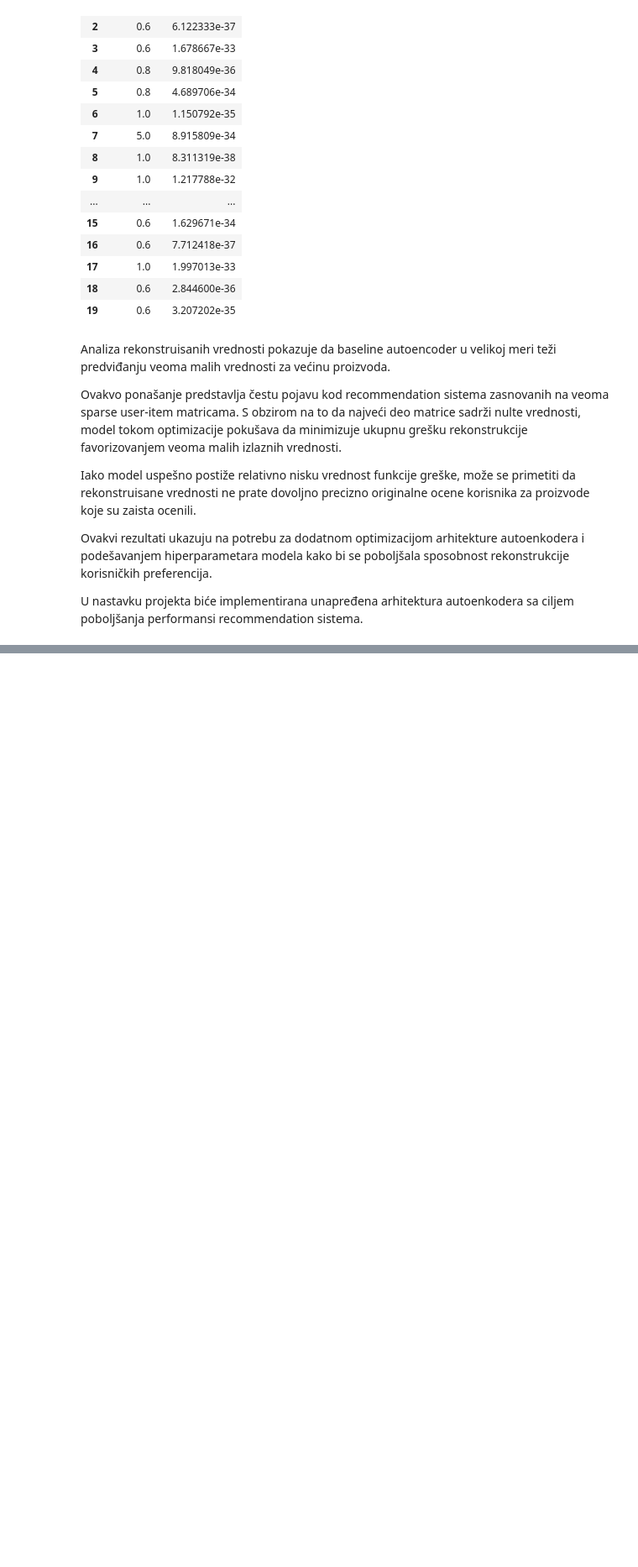
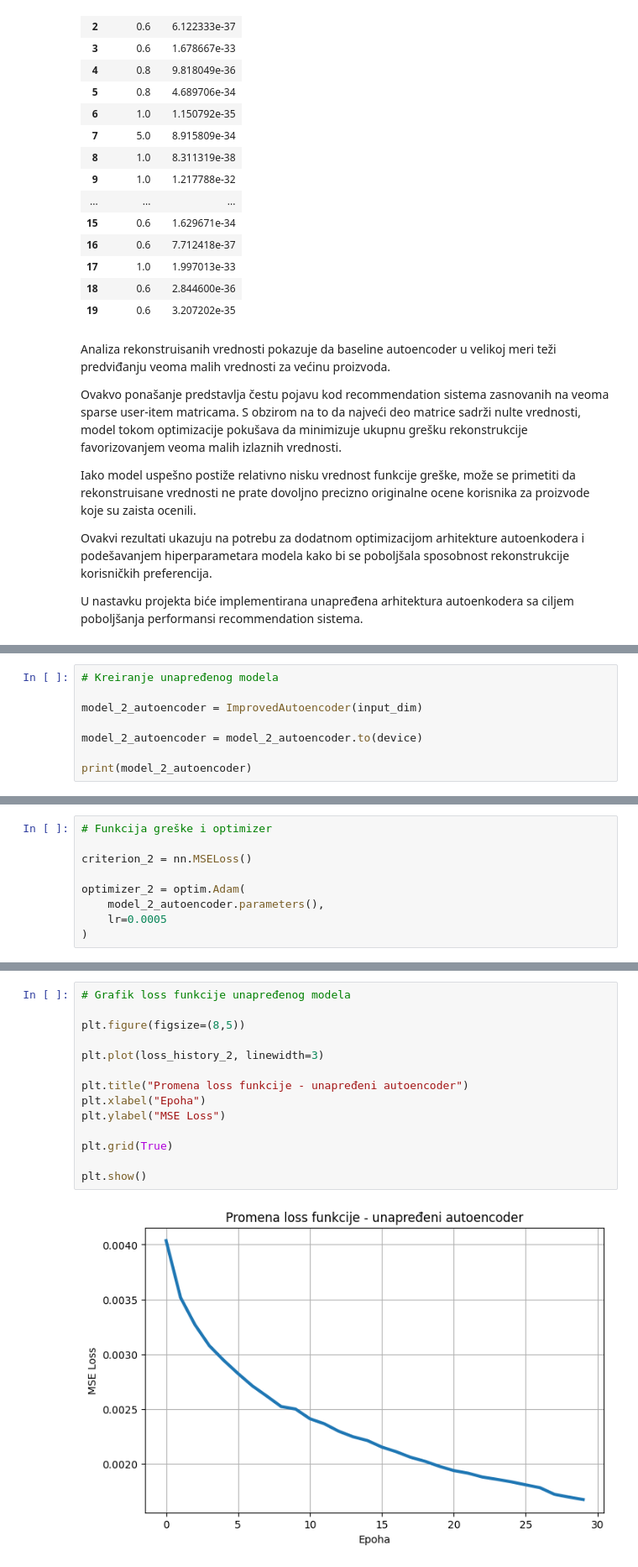
Before and after one commit to branka2004/preporuka_proizvoda_u_elektronskoj_trgovini, a Jupyter notebook: preporuka_proizvoda_autoencoder.ipynb, the cells around one changed output, grey strips where cells are left out. Shown at 84% size. Saved outputs shown, nothing was run; the diff lists cells and outputs as text; blank space fills up the shorter version.

Commit message:
Implementacija i treniranje unapređenog autoenkodera

```diff
--- a/preporuka_proizvoda_autoencoder.ipynb
+++ b/preporuka_proizvoda_autoencoder.ipynb
@@ -748,0 +810,8 @@ U nastavku projekta biće implementirana unapređena arhitektura autoenkodera sa
+# %%
+# Kreiranje unapređenog modela
+
+model_2_autoencoder = ImprovedAutoencoder(input_dim)
+
+model_2_autoencoder = model_2_autoencoder.to(device)
+
+print(model_2_autoencoder)
@@ -748,0 +848,9 @@ U nastavku projekta biće implementirana unapređena arhitektura autoenkodera sa
+# %%
+# Funkcija greške i optimizer
+
+criterion_2 = nn.MSELoss()
+
+optimizer_2 = optim.Adam(
+    model_2_autoencoder.parameters(),
+    lr=0.0005
+)
@@ -748,0 +909,16 @@ U nastavku projekta biće implementirana unapređena arhitektura autoenkodera sa
+# %%
+# Grafik loss funkcije unapređenog modela
+
+plt.figure(figsize=(8,5))
+
+plt.plot(loss_history_2, linewidth=3)
+
+plt.title("Promena loss funkcije - unapređeni autoencoder")
+plt.xlabel("Epoha")
+plt.ylabel("MSE Loss")
+
+plt.grid(True)
+
+plt.show()
+# %% [output]
+[figure, added]
```
Also changed, not shown: parts of 8 cells of this notebook.
